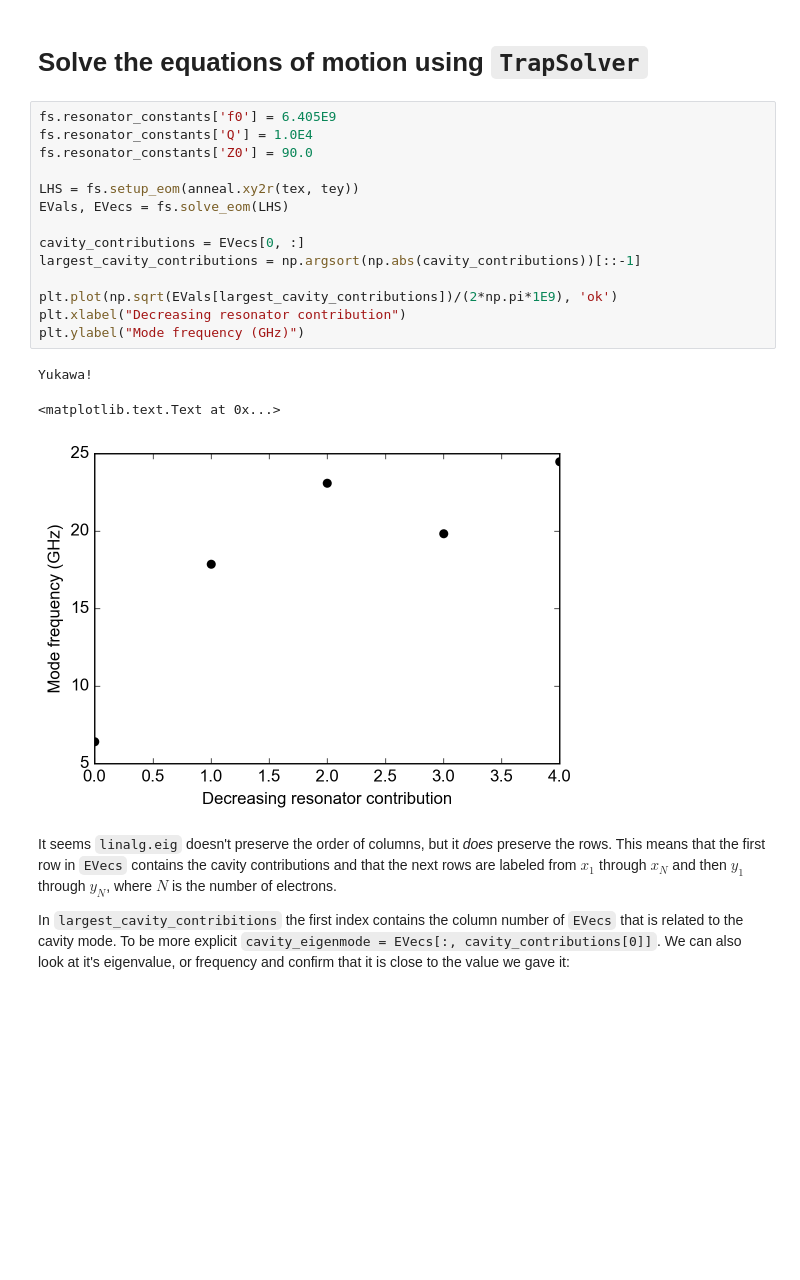
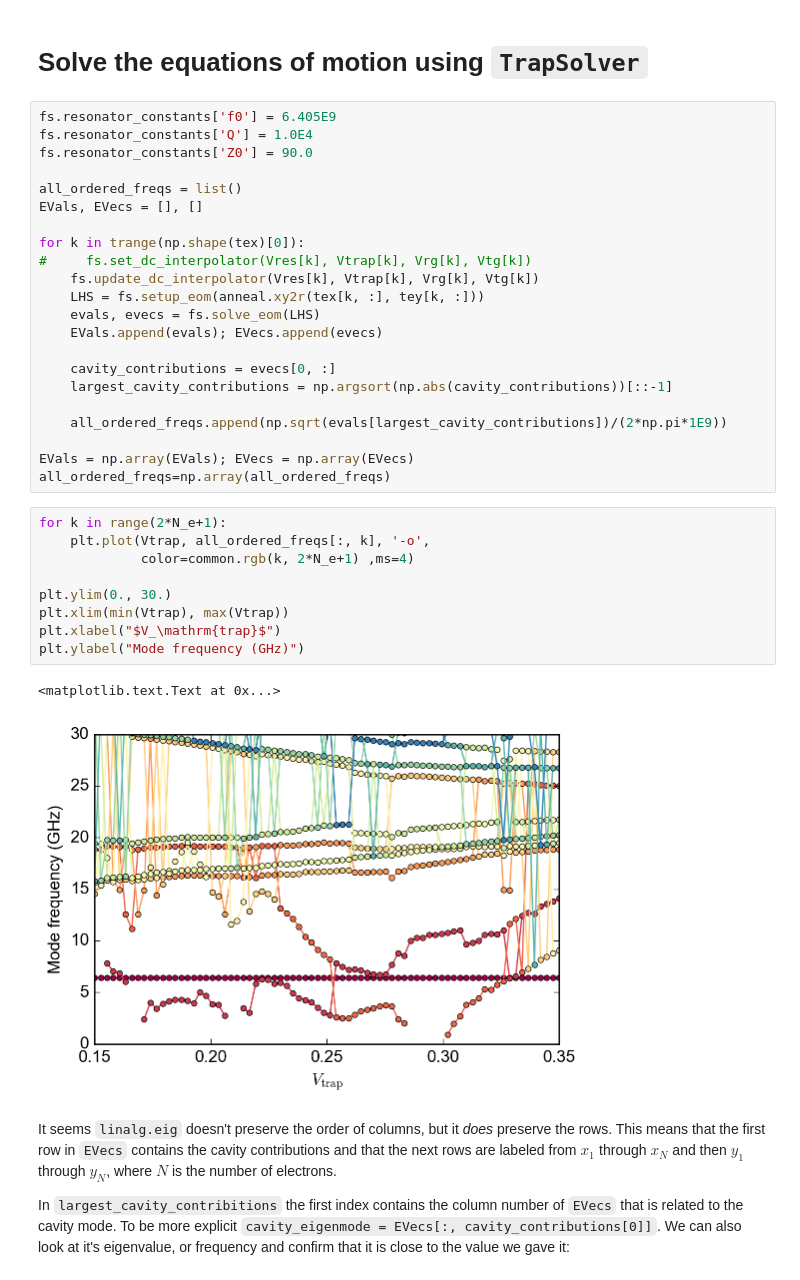
Before and after one commit to gkoolstra/ipython-notebooks, a Jupyter notebook: 20170830 - Get electron trap coordinates.ipynb, the cells around one changed output. Saved outputs shown, nothing was run; the diff lists cells and outputs as text; blank space fills up the shorter version.

```diff
--- a/20170830 - Get electron trap coordinates.ipynb
+++ b/20170830 - Get electron trap coordinates.ipynb
@@ -46,19 +60,35 @@ fs.resonator_constants['f0'] = 6.405E9
 fs.resonator_constants['Q'] = 1.0E4
 fs.resonator_constants['Z0'] = 90.0
 
-LHS = fs.setup_eom(anneal.xy2r(tex, tey))
-EVals, EVecs = fs.solve_eom(LHS)
+all_ordered_freqs = list()
+EVals, EVecs = [], []
 
-cavity_contributions = EVecs[0, :]
-largest_cavity_contributions = np.argsort(np.abs(cavity_contributions))[::-1]
+for k in trange(np.shape(tex)[0]):
+#     fs.set_dc_interpolator(Vres[k], Vtrap[k], Vrg[k], Vtg[k])
+    fs.update_dc_interpolator(Vres[k], Vtrap[k], Vrg[k], Vtg[k])
+    LHS = fs.setup_eom(anneal.xy2r(tex[k, :], tey[k, :]))
+    evals, evecs = fs.solve_eom(LHS)
+    EVals.append(evals); EVecs.append(evecs)
 
-plt.plot(np.sqrt(EVals[largest_cavity_contributions])/(2*np.pi*1E9), 'ok')
-plt.xlabel("Decreasing resonator contribution")
-plt.ylabel("Mode frequency (GHz)")
+    cavity_contributions = evecs[0, :]
+    largest_cavity_contributions = np.argsort(np.abs(cavity_contributions))[::-1]
+
+    all_ordered_freqs.append(np.sqrt(evals[largest_cavity_contributions])/(2*np.pi*1E9))
+
+EVals = np.array(EVals); EVecs = np.array(EVecs)
+all_ordered_freqs=np.array(all_ordered_freqs)
-# %% [output]
-Yukawa!
-<matplotlib.text.Text at 0x...>
-[figure, removed]
+# %%
+for k in range(2*N_e+1):
+    plt.plot(Vtrap, all_ordered_freqs[:, k], '-o',
+             color=common.rgb(k, 2*N_e+1) ,ms=4)
+
+plt.ylim(0., 30.)
+plt.xlim(min(Vtrap), max(Vtrap))
+plt.xlabel("$V_\mathrm{trap}$")
+plt.ylabel("Mode frequency (GHz)")
+# %% [output]
+<matplotlib.text.Text at 0x...>
+[figure, added]
 # %% [markdown]
 It seems `linalg.eig` doesn't preserve the order of columns, but it _does_ preserve the rows. This means that the first row in `EVecs` contains the cavity contributions and that the next rows are labeled from $x_1$ through $x_N$ and then $y_1$ through $y_N$, where $N$ is the number of electrons.
 
```
Also changed, not shown: parts of 11 cells of this notebook, 4 other files.
